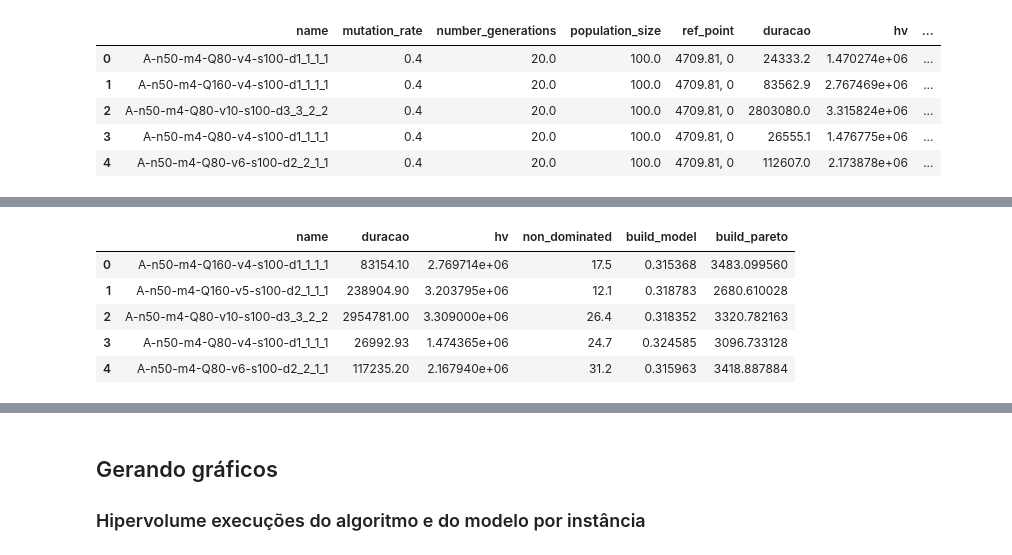
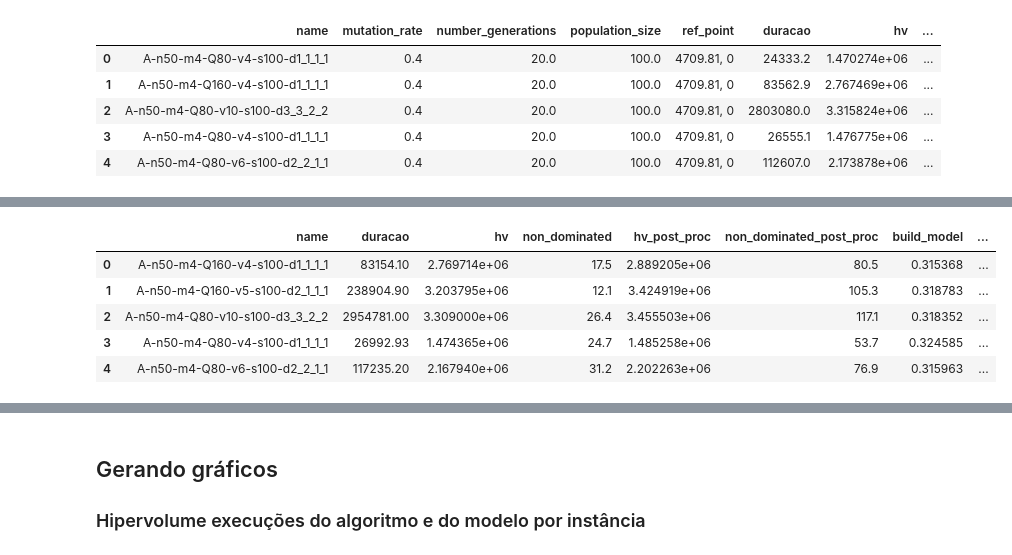
Before and after one commit to seoruosa/mestrado, a Jupyter notebook: roteamento-carretas-da-mamografia/notebooks/gerando-reports.ipynb, the cells around one changed output, grey strips where cells are left out. Cells and saved outputs as stored; diff of their text form; code cells hidden in the pictures.

```diff
--- a/roteamento-carretas-da-mamografia/notebooks/gerando-reports.ipynb
+++ b/roteamento-carretas-da-mamografia/notebooks/gerando-reports.ipynb
@@ -85,6 +98,7 @@ df_nsga.head()
 import glob
 from src.util_experiments import clean_sol_csv_file
 import matplotlib.pyplot as plt
+import src.mo as mo
 
 model_folderpath = "../project/resultados/exp_20220927/"
 nsga_folderpath = "../project/resultados/exp_20221005/n50/"
@@ -106,7 +120,7 @@ for instance in instances:
     ref_point = [float(v) for v in df_nsga[df_nsga.name == instance].ref_point.values[0].split(',')]
     hv_model = mo.hypervolume(pop, ref_point)
 
-    df_nsga[df_nsga.name == instance].boxplot(column='hv', figsize=(3, 4))
+    df_nsga[df_nsga.name == instance].boxplot(column=['hv', 'hv_post_proc'], figsize=(3, 4))
 
     plt.axhline(y=hv_model, color='#ff3300', linestyle='--', linewidth=1, label='Model Hypervolume')
     plt.title(instance)
@@ -180,0 +244,27 @@ df_nsga_mean = (df[['name', 'duracao', 'hv', 'non_dominated']].groupby(by='name'
+# %%
+import src.mo as mo
+
+search_path = '../project/resultados/exp_20220927/exp_*.log'
+
+frames = []
+for filepath in glob.glob(search_path):
+    frames.append(parser_result_exp(filepath))
+
+df_model = pd.concat(frames)
+
+model_folderpath = "../project/resultados/exp_20220927/"
+df_pareto_model = model_pareto_folder_to_df(model_folderpath)
+
+instances = df_model.instance.values
+
+number_of_non_dominated = []
+for instance in instances:
+    try:
+        pop = df_pareto_model.loc[instance, ['dist', 'demand']].values*[1, -1]
+        non_dom, _ = mo.no_dominated(pop)
+        number_of_non_dominated.append(len(non_dom))
+    except:
+        number_of_non_dominated.append(None)
+
+df_model['nd_solutions'] = number_of_non_dominated
+df_model.head()
@@ -181,21 +278,25 @@ df_nsga_mean = (df[['name', 'duracao', 'hv', 'non_dominated']].groupby(by='name'
 # %%
 folderpath = "../project/resultados/exp_20221005/n50/"
-df = nsga_output_to_df(folderpath)
-df_nsga_mean = (df[['name', 'duracao', 'hv', 'non_dominated']].groupby(by='name').mean()).reset_index()
+
+out_path = os.path.join(folderpath, "n50_output_post_proc.csv")
+df = pd.read_csv(out_path)
+# df = nsga_output_to_df(folderpath)
+
+df_nsga_mean = (df[['name', 'duracao', 'hv', 'non_dominated', 'hv_post_proc', 'non_dominated_post_proc']].groupby(by='name').mean()).reset_index()
 
 result = pd.merge(
     df_nsga_mean,
     df_model,
     how='left',
     left_on='name',
     right_on='instance'
 )
 result.drop(columns=['instance'], inplace=True)
-result.head()
+result
 # %% [output]
-|  | name | duracao | hv | non_dominated | build_model | build_pareto |
-| 0 | A-n50-m4-Q160-v4-s100-d1_1_1_1 | 83154.10 | 2.769714e+06 | 17.5 | 0.315368 | 3483.099560 |
-| 1 | A-n50-m4-Q160-v5-s100-d2_1_1_1 | 238904.90 | 3.203795e+06 | 12.1 | 0.318783 | 2680.610028 |
-| 2 | A-n50-m4-Q80-v10-s100-d3_3_2_2 | 2954781.00 | 3.309000e+06 | 26.4 | 0.318352 | 3320.782163 |
-| 3 | A-n50-m4-Q80-v4-s100-d1_1_1_1 | 26992.93 | 1.474365e+06 | 24.7 | 0.324585 | 3096.733128 |
-| 4 | A-n50-m4-Q80-v6-s100-d2_2_1_1 | 117235.20 | 2.167940e+06 | 31.2 | 0.315963 | 3418.887884 |
+|  | name | duracao | hv | non_dominated | hv_post_proc | non_dominated_post_proc | build_model | ... |
+| 0 | A-n50-m4-Q160-v4-s100-d1_1_1_1 | 83154.10 | 2.769714e+06 | 17.5 | 2.889205e+06 | 80.5 | 0.315368 | ... |
+| 1 | A-n50-m4-Q160-v5-s100-d2_1_1_1 | 238904.90 | 3.203795e+06 | 12.1 | 3.424919e+06 | 105.3 | 0.318783 | ... |
+| 2 | A-n50-m4-Q80-v10-s100-d3_3_2_2 | 2954781.00 | 3.309000e+06 | 26.4 | 3.455503e+06 | 117.1 | 0.318352 | ... |
+| 3 | A-n50-m4-Q80-v4-s100-d1_1_1_1 | 26992.93 | 1.474365e+06 | 24.7 | 1.485258e+06 | 53.7 | 0.324585 | ... |
+| 4 | A-n50-m4-Q80-v6-s100-d2_2_1_1 | 117235.20 | 2.167940e+06 | 31.2 | 2.202263e+06 | 76.9 | 0.315963 | ... |
```
Also changed, not shown: parts of 17 cells of this notebook, 2 other files.
